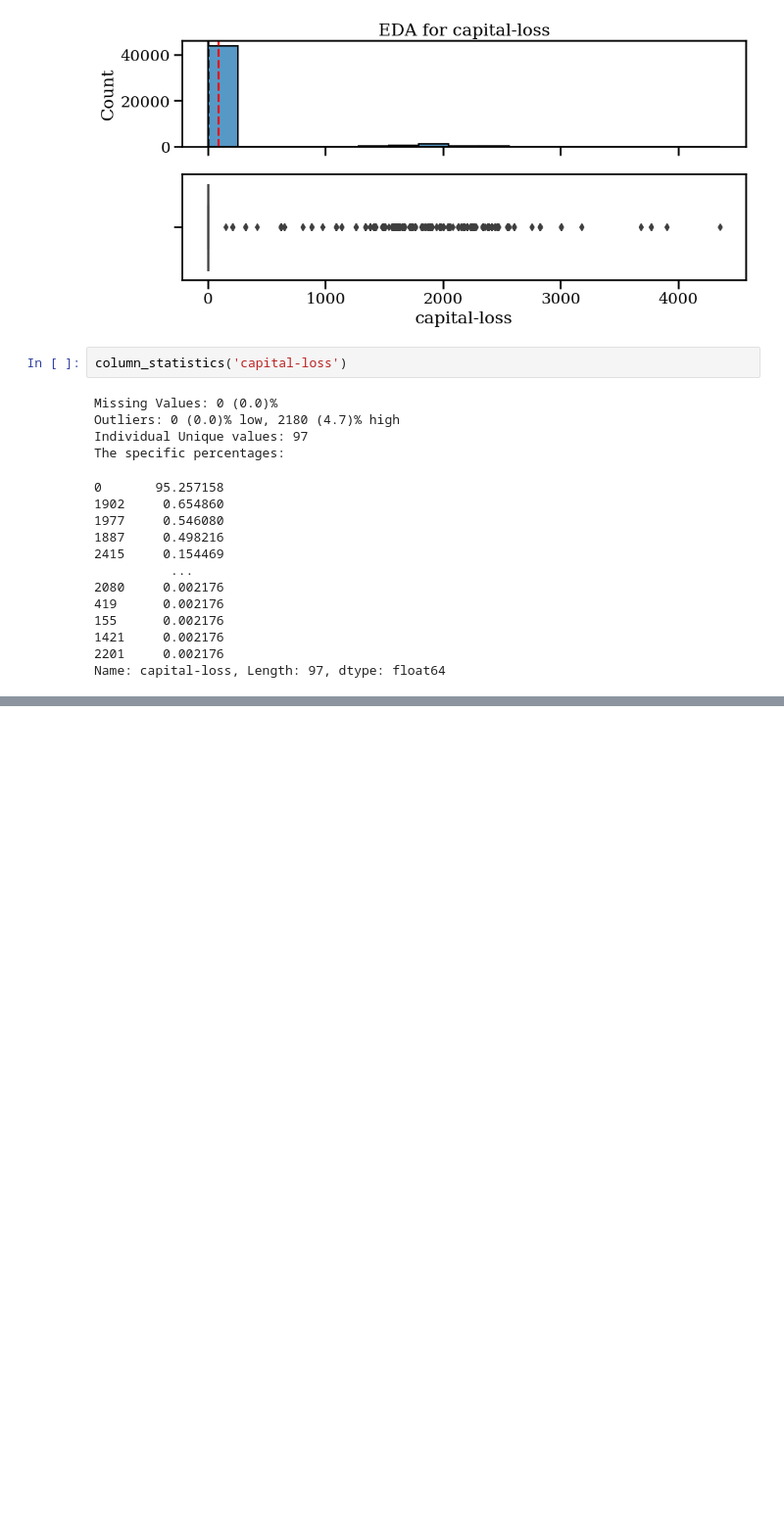
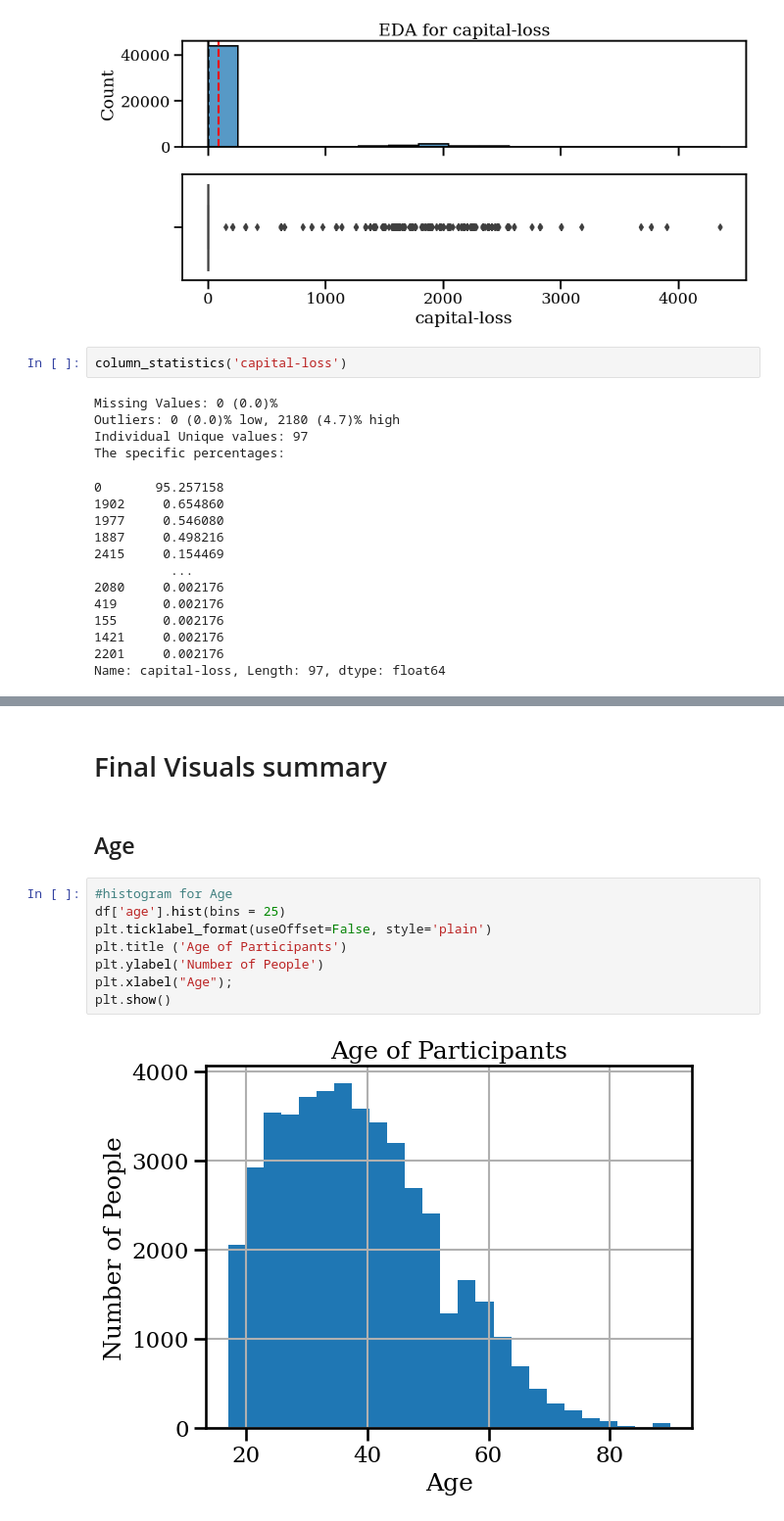
Before and after one commit to Elispreng/Census_1990, a Jupyter notebook: Visuals and Data Exploration.ipynb, the cells around one changed output, grey strips where cells are left out. Shown at 98% size. Drawn from its saved outputs; the diff is of its cells as text; blank space fills up the shorter version.

```diff
--- a/Visuals and Data Exploration.ipynb
+++ b/Visuals and Data Exploration.ipynb
@@ -756,0 +756,14 @@ plt.yticks(fontsize = 16);
+# %% [markdown]
+# Final Visuals summary
+# %% [markdown]
+## Age
+# %%
+#histogram for Age
+df['age'].hist(bins = 25)
+plt.ticklabel_format(useOffset=False, style='plain')
+plt.title ('Age of Participants')
+plt.ylabel('Number of People')
+plt.xlabel("Age");
+plt.show()
+# %% [output]
+[figure, added]
```
Also changed, not shown: parts of 17 cells of this notebook, 1 other file.
